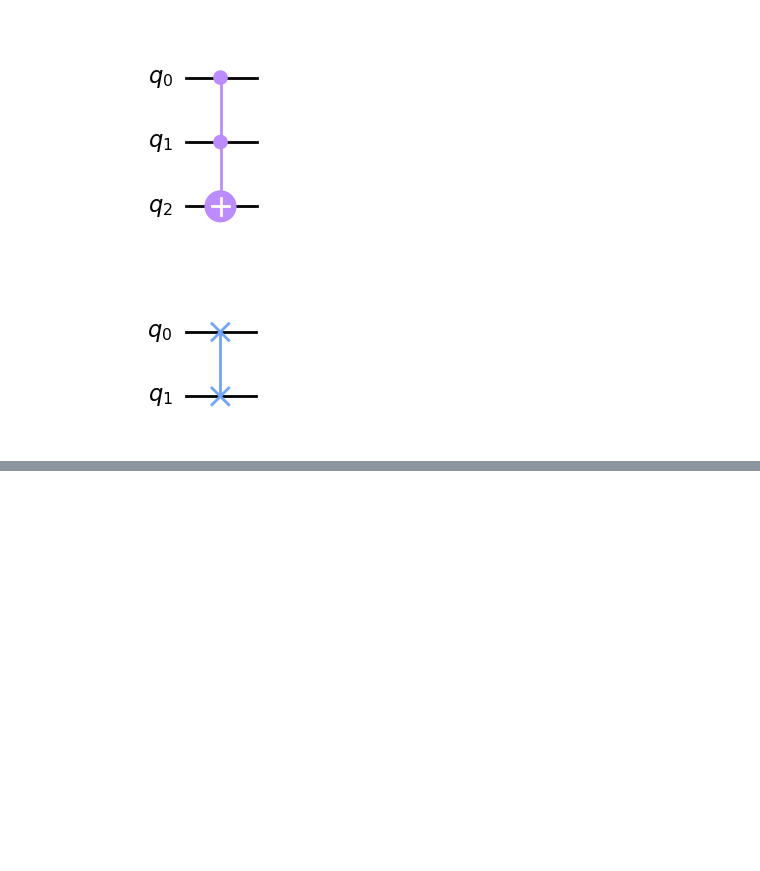
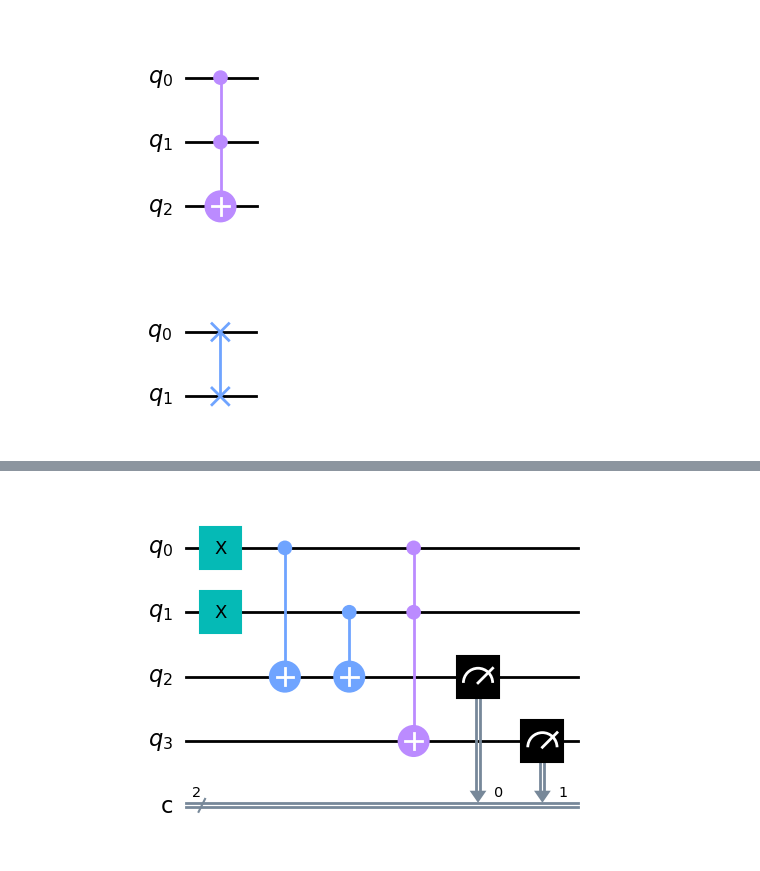
Before and after one commit to radiabekhtaoui/stage, a Jupyter notebook: figures.ipynb, the cells around one changed output, grey strips where cells are left out. Cells and saved outputs as stored; diff of their text form; code cells hidden in the pictures; blank space fills up the shorter version.

```diff
--- a/figures.ipynb
+++ b/figures.ipynb
@@ -185,0 +141,19 @@ TypeError: plot_histogram() got an unexpected keyword argument 'scale'
+# %%
+#Figure 14
+# Création d'un circuit quantique à 4 qubits
+qc = QuantumCircuit(4, 2)
+
+# Préparation des nombres à additionner
+qc.x(0)  # Premier nombre = 1 (représenté par le qubit 0)
+qc.x(1)  # Deuxième nombre = 1 (représenté par le qubit 1)
+
+# Addition classique
+qc.cx(0, 2)  # Ajoute le qubit 0 au qubit de sortie 2
+qc.cx(1, 2)  # Ajoute le qubit 1 au qubit de sortie 2
+qc.ccx(0,1,3) #controle de la retenue
+# Copie du résultat sur les qubits de mesure
+qc.measure(2, 0)  # Mesure le qubit de sortie et le copie sur le bit classique 0
+qc.measure(3, 1)  # Mesure le qubit de retenue (3) et le copie sur le bit classique 1
+qc.draw(output='mpl',filename="un+un.png")
+# %% [output]
+[figure, added]
```
Also changed, not shown: parts of 8 cells of this notebook, 7 other files.
